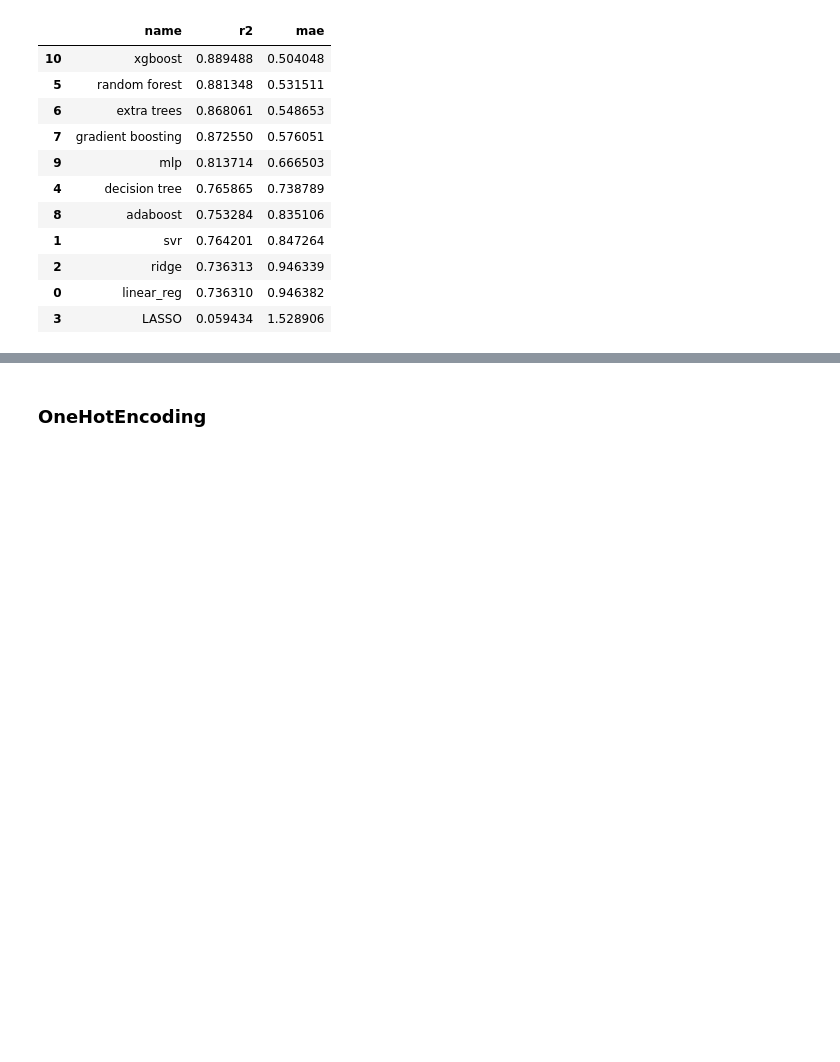
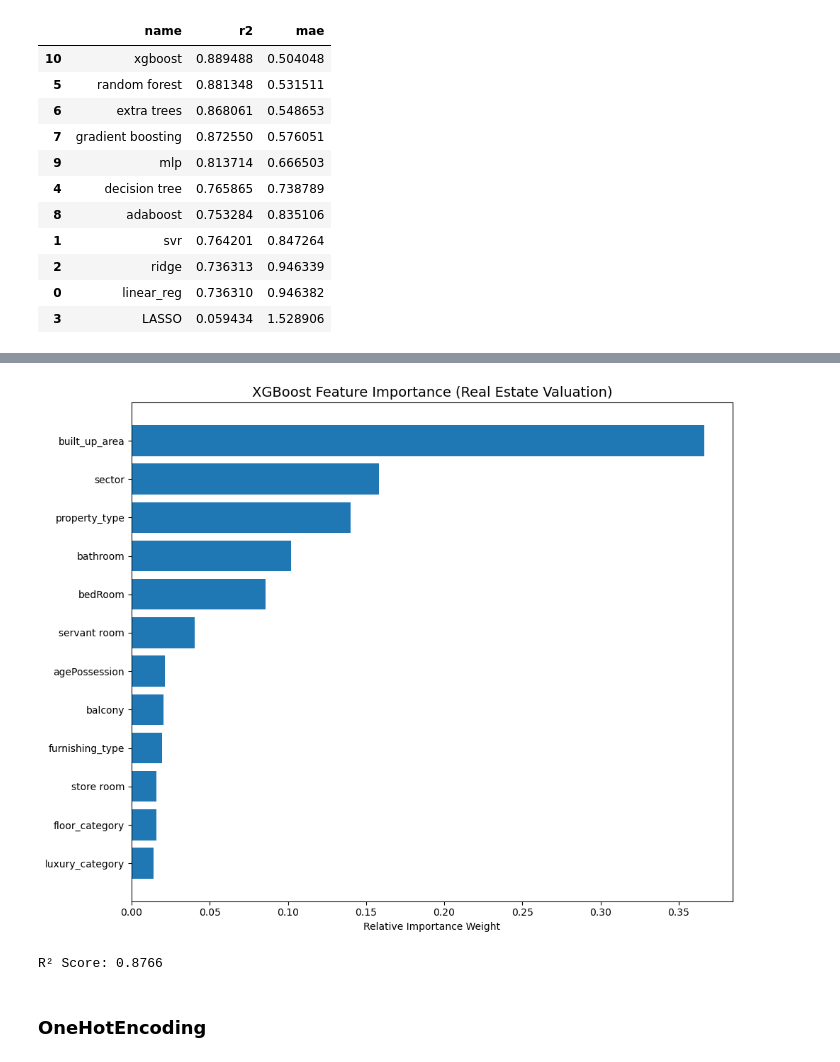
Before and after one commit to Sohamgaonkhadkar/real-estate-ml-project, a Jupyter notebook: model-selection.ipynb, the cells around one changed output, grey strips where cells are left out. Drawn from its saved outputs; the diff is of its cells as text; code cells hidden in the pictures; blank space fills up the shorter version.

Commit message:
Updated XGBoost model and preprocessing pipeline

```diff
--- a/model-selection.ipynb
+++ b/model-selection.ipynb
@@ -192,3 +432,36 @@ model_df.sort_values(['mae'])
+# %%
+import matplotlib.pyplot as plt
+
+# Get feature importances from your final model
+importances = final_xgb_model.feature_importances_
+feature_names = X_train.columns
+
+# Sort them
+sorted_idx = importances.argsort()
+
+# Plot
+plt.figure(figsize=(10, 8))
+plt.barh(range(len(sorted_idx)), importances[sorted_idx], align='center', color='#1f77b4')
+plt.yticks(range(len(sorted_idx)), np.array(feature_names)[sorted_idx])
+plt.title('XGBoost Feature Importance (Real Estate Valuation)', fontsize=14)
+plt.xlabel('Relative Importance Weight')
+plt.tight_layout()
+plt.show()
+# %% [output]
+[figure, added]
+# %%
+from sklearn.metrics import r2_score
+import numpy as np
+
+# 1. Generate predictions using your final trained model
+preds = final_xgb_model.predict(X_test)
+
+# 2. Calculate R2 Score (reverting the log transformation with expm1)
+r2 = r2_score(np.expm1(y_test), np.expm1(preds))
+
+print(f"R² Score: {r2:.4f}")
+# %% [output]
+R² Score: 0.8766
 # %% [markdown]
 ### OneHotEncoding
 # %%
```
Also changed, not shown: parts of 8 cells of this notebook.
